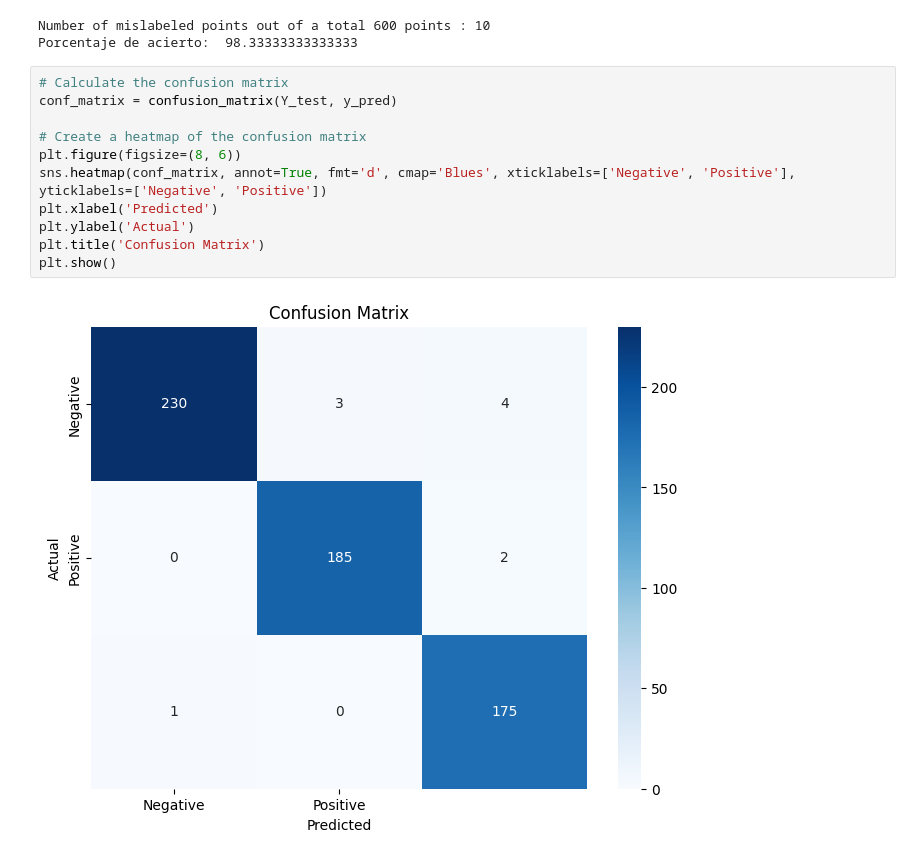
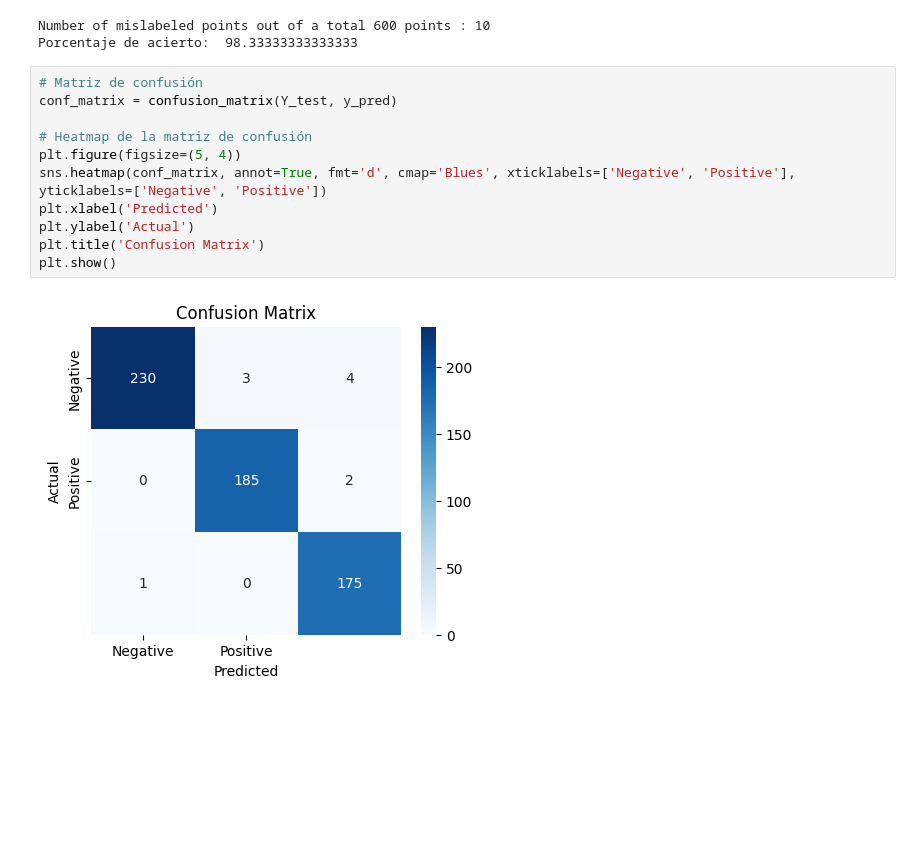
Before and after one commit to ernestocpc/Proyecto1-BI, a Jupyter notebook: contexto.ipynb, the cells around one changed output. Saved outputs shown, nothing was run; the diff lists cells and outputs as text; blank space fills up the shorter version.

```diff
--- a/contexto.ipynb
+++ b/contexto.ipynb
@@ -198,15 +202,15 @@ print("Porcentaje de acierto: ", (Y_test == y_pred).sum() / Y_test.shape[0] * 10
 Number of mislabeled points out of a total 600 points : 10
 Porcentaje de acierto:  98.33333333333333
 # %%
-# Calculate the confusion matrix
+# Matriz de confusión
 conf_matrix = confusion_matrix(Y_test, y_pred)
 
-# Create a heatmap of the confusion matrix
-plt.figure(figsize=(8, 6))
+# Heatmap de la matriz de confusión
+plt.figure(figsize=(5, 4))
 sns.heatmap(conf_matrix, annot=True, fmt='d', cmap='Blues', xticklabels=['Negative', 'Positive'], yticklabels=['Negative', 'Positive'])
 plt.xlabel('Predicted')
 plt.ylabel('Actual')
 plt.title('Confusion Matrix')
 plt.show()
 # %% [output]
-[figure, old version]
+[figure, new version]
```
Also changed, not shown: parts of 3 cells of this notebook.
